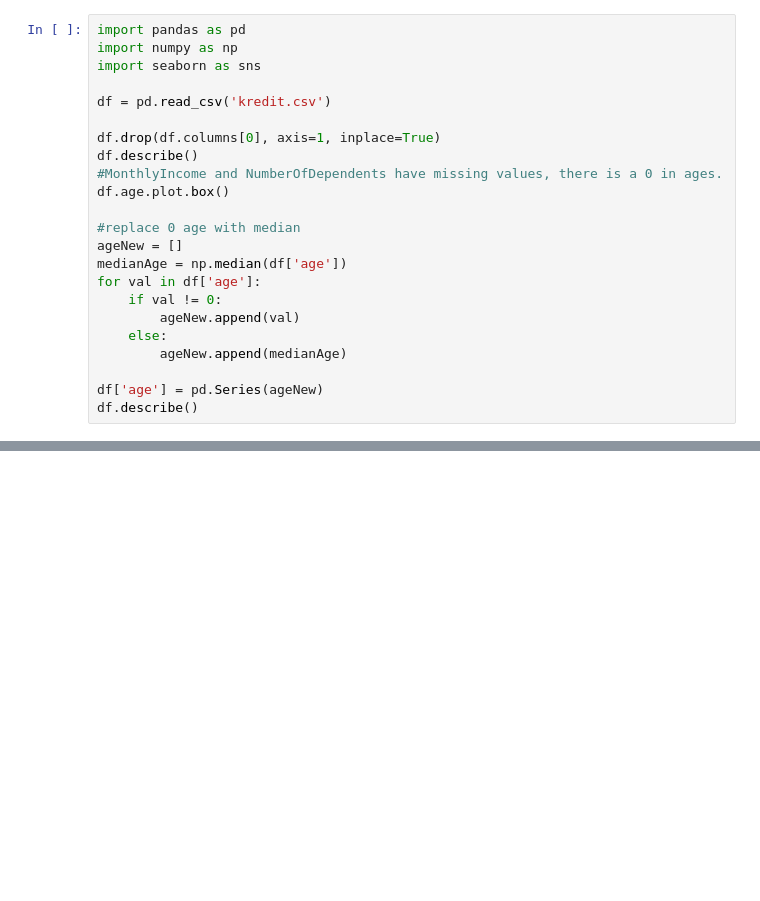
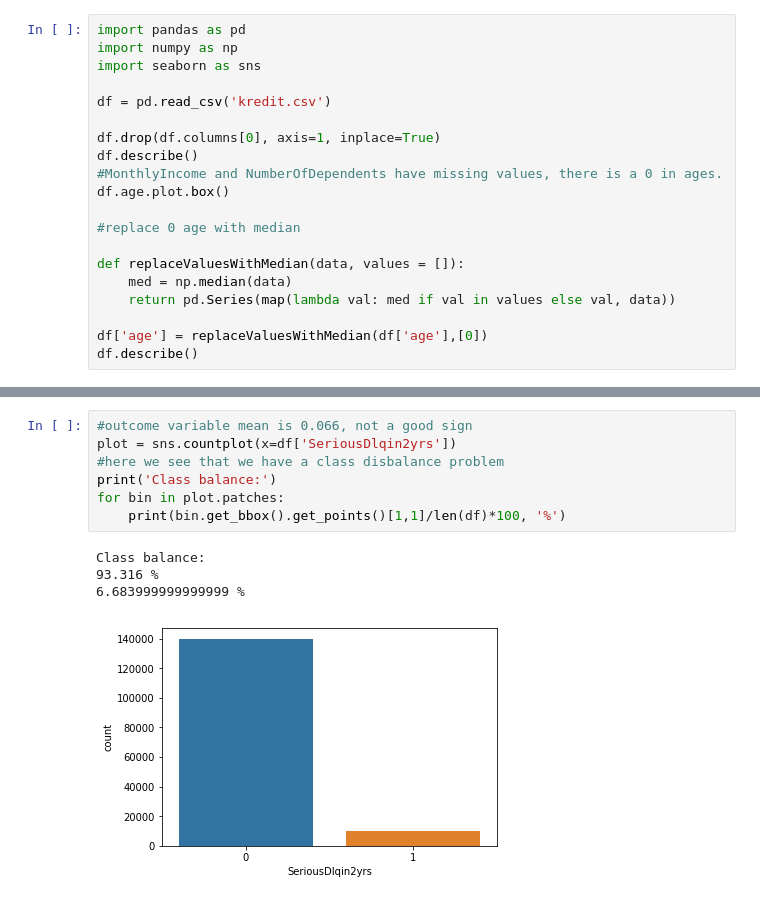
Before and after one commit to ljuba95/ml-project, a Jupyter notebook: main.ipynb, the cells around one changed output, grey strips where cells are left out. Cells and saved outputs as stored; diff of their text form; blank space fills up the shorter version.

Commit message:
visualize and prepare data

```diff
--- a/main.ipynb
+++ b/main.ipynb
@@ -11,15 +11,12 @@ df.describe()
 df.age.plot.box()
 
 #replace 0 age with median
-ageNew = []
-medianAge = np.median(df['age'])
-for val in df['age']:
-    if val != 0:
-        ageNew.append(val)
-    else:
-        ageNew.append(medianAge)
 
-df['age'] = pd.Series(ageNew)
+def replaceValuesWithMedian(data, values = []):
+    med = np.median(data)
+    return pd.Series(map(lambda val: med if val in values else val, data))
+
+df['age'] = replaceValuesWithMedian(df['age'],[0])
 df.describe()
 # %% [output]
 |  | SeriousDlqin2yrs | RevolvingUtilizationOfUnsecuredLines | age | NumberOfTime30-59DaysPastDueNotWorse | DebtRatio | MonthlyIncome | ... |
@@ -34,0 +31,12 @@ df.describe()
+# %%
+#outcome variable mean is 0.066, not a good sign
+plot = sns.countplot(x=df['SeriousDlqin2yrs'])
+#here we see that we have a class disbalance problem
+print('Class balance:')
+for bin in plot.patches:
+    print(bin.get_bbox().get_points()[1,1]/len(df)*100, '%')
+# %% [output]
+Class balance:
+93.316 %
+6.683999999999999 %
+[figure, added]
```
Also changed, not shown: parts of 35 cells of this notebook.
